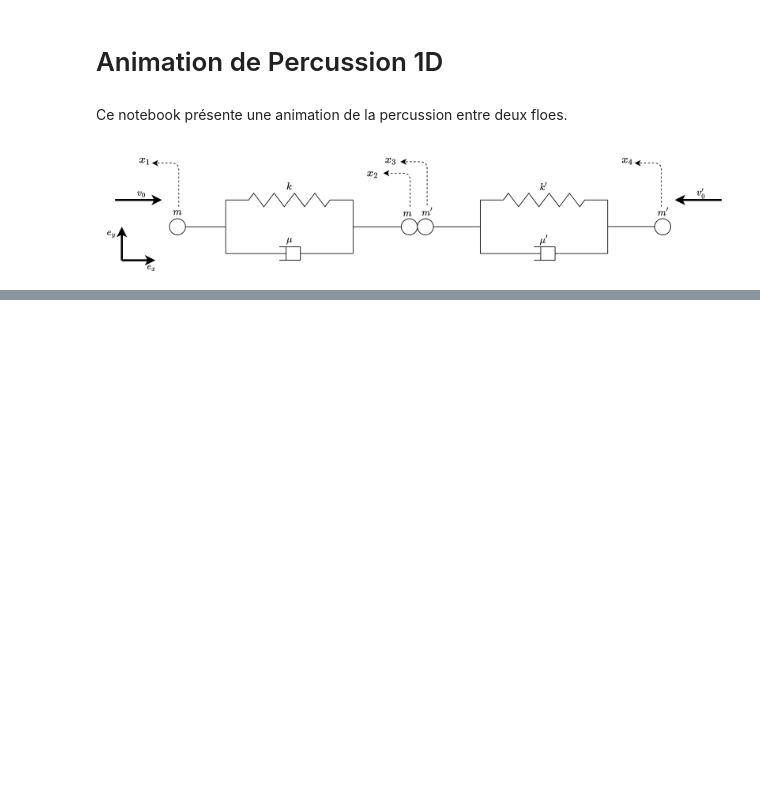
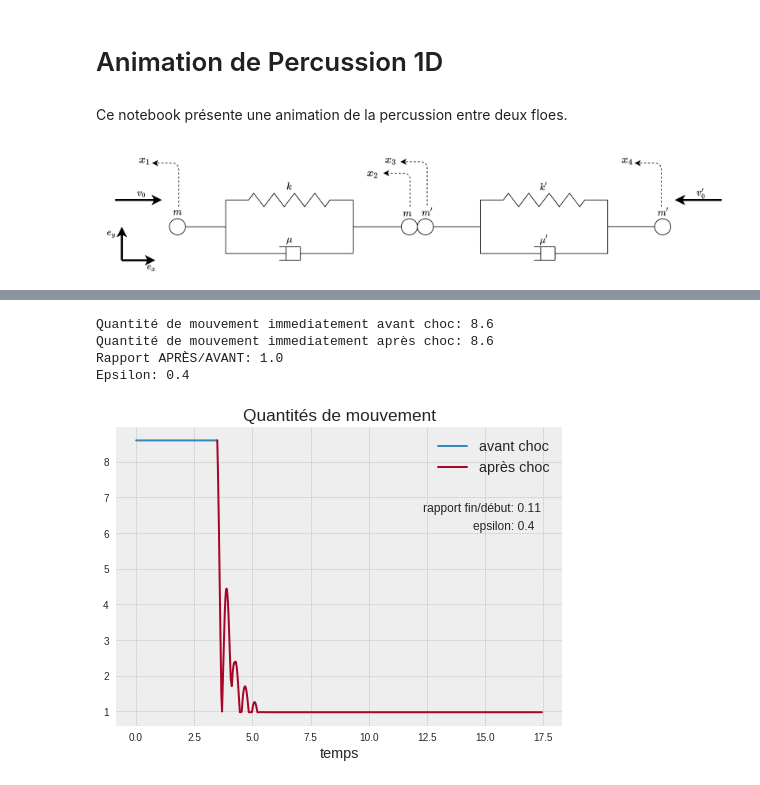
Before and after one commit to ddrous/ice-floes, a Jupyter notebook: code/simu1D/Animation1D.ipynb, the cells around one changed output, grey strips where cells are left out. Cells and saved outputs as stored; diff of their text form; code cells hidden in the pictures; blank space fills up the shorter version.

```diff
--- a/code/simu1D/Animation1D.ipynb
+++ b/code/simu1D/Animation1D.ipynb
@@ -207,0 +208,38 @@ plt.legend();
+# %%
+## Modification des positions et vitesses pour les plots
+X12[:,0] = x1
+X12[:,1] = x2
+# X12[:,2] += -np.abs(v0 - V0)
+# X12[:,3] += -np.abs(v0 - V0)
+
+X34[:,0] = x3
+X34[:,1] = x4
+# X34[:,2] += np.abs(V_0 - v_0)
+# X34[:,3] += np.abs(V_0 - v_0)
+# %%
+P_av = (2*m*v0+2*m_*v_0)*np.ones_like(t)
+P_av[N+1:] = np.nan
+# P_ap = 2*m*V0+2*m_*V_0
+
+tmp = m*(np.abs(X12[:,2])+np.abs(X12[:,3])) + m_*(np.abs(X34[:,2])+np.abs(X34[:,3]))
+P_ap = np.concatenate([np.zeros_like(t_old), tmp])
+P_ap[:N+1] = np.nan
+
+print("Quantité de mouvement immediatement avant choc:", 2*m*v0+2*m_*v_0)
+print("Quantité de mouvement immediatement après choc:", 2*m*V0+2*m_*V_0)
+print("Rapport APRÈS/AVANT:", (2*m*V0+2*m_*V_0)/(2*m*v0+2*m_*v_0))
+print("Epsilon:", eps)
+
+plt.plot(t, P_av, label="avant choc")
+plt.plot(t, P_ap, label="après choc")
+plt.title("Quantités de mouvement")
+plt.xlabel("temps")
+plt.annotate('rapport fin/début: '+str(np.round(P_ap[-1]/P_av[0], 2)), xy=(12.35, 6.6))
+plt.annotate('epsilon: '+str(eps), xy=(14.5, 6.1))
+plt.legend();
+# %% [output]
+Quantité de mouvement immediatement avant choc: 8.6
+Quantité de mouvement immediatement après choc: 8.6
+Rapport APRÈS/AVANT: 1.0
+Epsilon: 0.4
+[figure, added]
```
Also changed, not shown: parts of 6 cells of this notebook, 1 other file.
